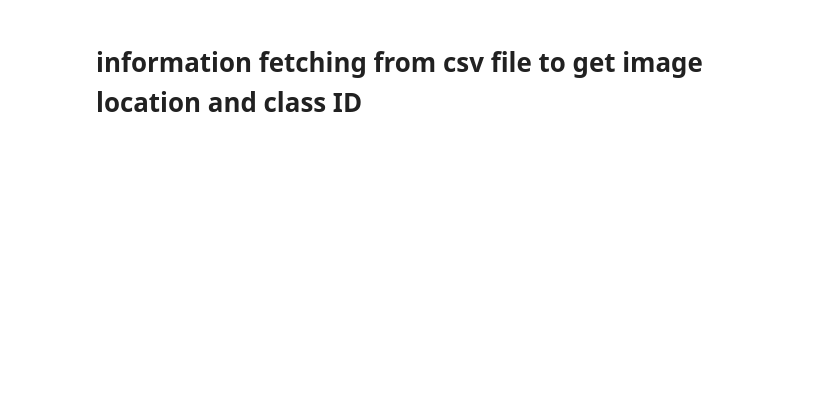
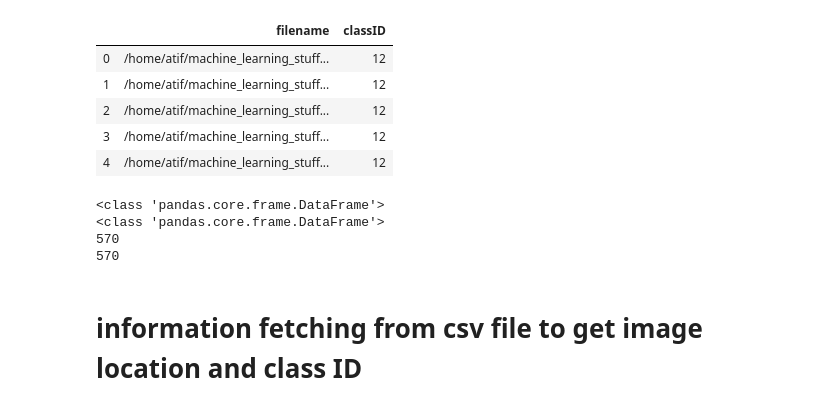
Before and after one commit to atifkarim/Implementation-of-Image-Perception-System-for-Kitchen-Utensils, a Jupyter notebook: classification_UE4_image/csv_file_training_for_classification.ipynb, the cells around one changed output. Cells and saved outputs as stored; diff of their text form; code cells hidden in the pictures; blank space fills up the shorter version.

```diff
--- a/classification_UE4_image/csv_file_training_for_classification.ipynb
+++ b/classification_UE4_image/csv_file_training_for_classification.ipynb
@@ -58,3 +59,13 @@ def preprocess_img(img):
 # def get_class(img_path):
 #     return int(img_path.split('/')[-2])
 # #     return str(img_path.split('/')[-2]) # returning the folder name. If use -1 that means image name. consider the img_path.
+# %%
+tra_1 = pd.read_csv('/home/atif/machine_learning_stuff/ml_image/train_image.csv',sep=';')
+tra_1.head()
+# %% [output]
+|  | filename | classID |
+| 0 | /home/atif/machine_learning_stuff... | 12 |
+| 1 | /home/atif/machine_learning_stuff... | 12 |
+| 2 | /home/atif/machine_learning_stuff... | 12 |
+| 3 | /home/atif/machine_learning_stuff... | 12 |
+| 4 | /home/atif/machine_learning_stuff... | 12 |
@@ -61,3 +74,14 @@ def preprocess_img(img):
+# %%
+# tra_shuffle.head()
+print(type(tra_1))
+print(type(tra_shuffle))
+print(len(tra_1))
+print(len(tra_shuffle))
+# %% [output]
+<class 'pandas.core.frame.DataFrame'>
+<class 'pandas.core.frame.DataFrame'>
+570
+570
 # %% [markdown]
 # information fetching from csv file to get image location and class ID
 # %%
```
Also changed, not shown: parts of 10 cells of this notebook, 1 other file.
